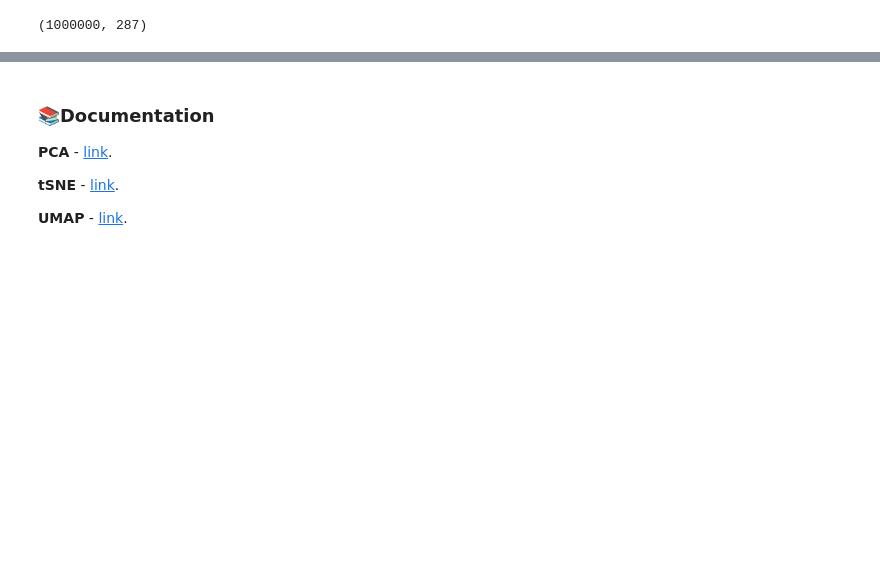
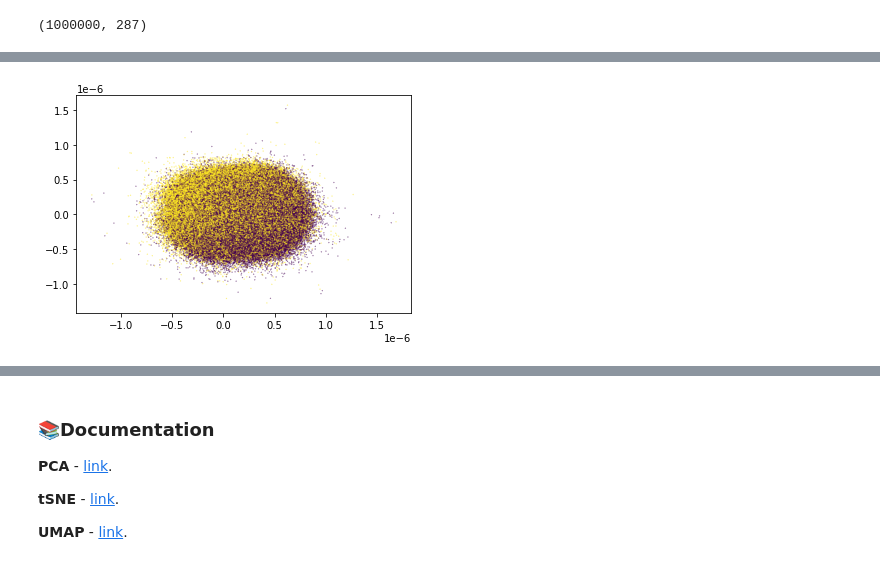
Before and after one commit to BexTuychiev/medium_stories, a Jupyter notebook: 2021/october/2_sklearn_features_2/notebook.ipynb, the cells around one changed output, grey strips where cells are left out. Saved outputs shown, nothing was run; the diff lists cells and outputs as text; code cells hidden in the pictures; blank space fills up the shorter version.

```diff
--- a/2021/october/2_sklearn_features_2/notebook.ipynb
+++ b/2021/october/2_sklearn_features_2/notebook.ipynb
@@ -278,3 +303,7 @@ reduced_X = manifold_pipe.fit_transform(X, y)
+# %%
+plt.scatter(reduced_X[:, 0], reduced_X[:, 1], c=y, s=0.05);
+# %% [output]
+[figure, added]
 # %%
 %%time
 manifold_pipe = make_pipeline(QuantileTransformer(), PCA(n_components=30))
```
Also changed, not shown: parts of 10 cells of this notebook.
